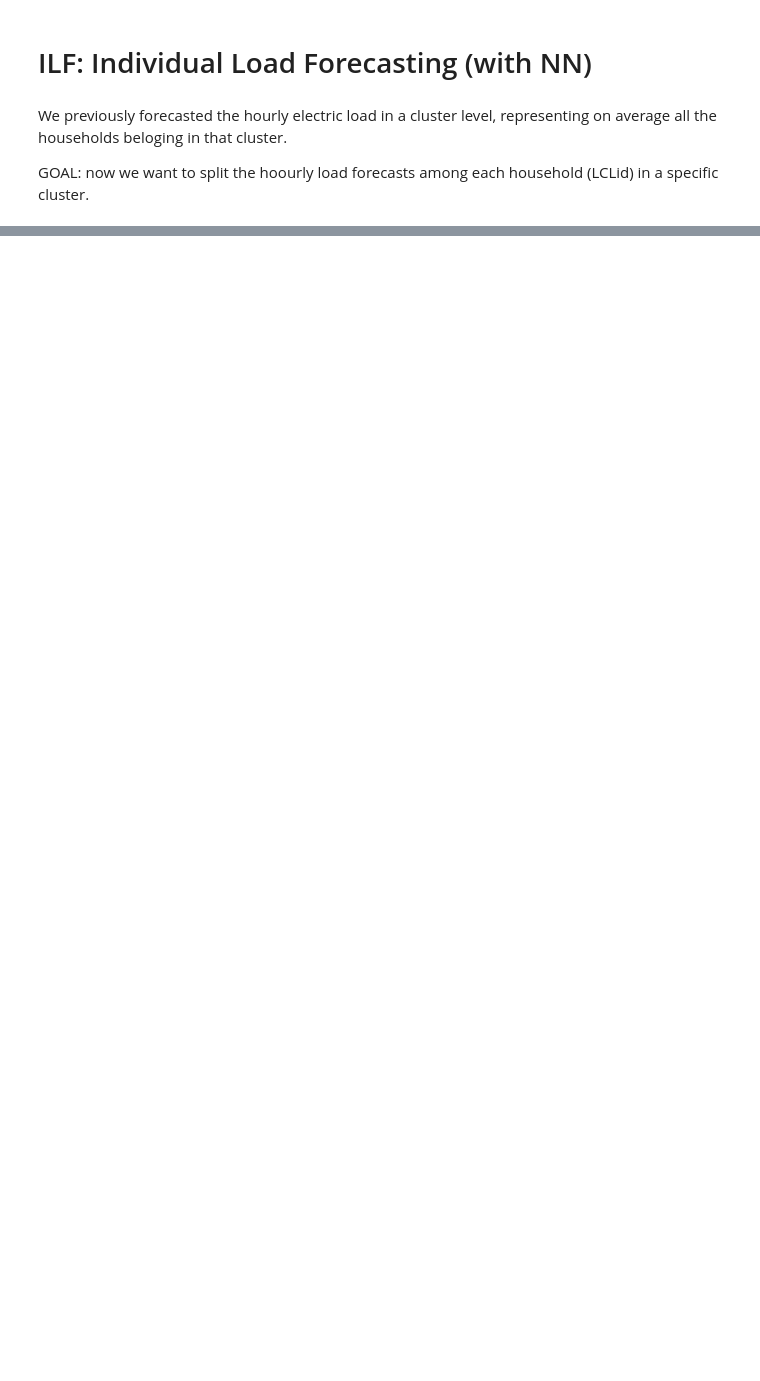
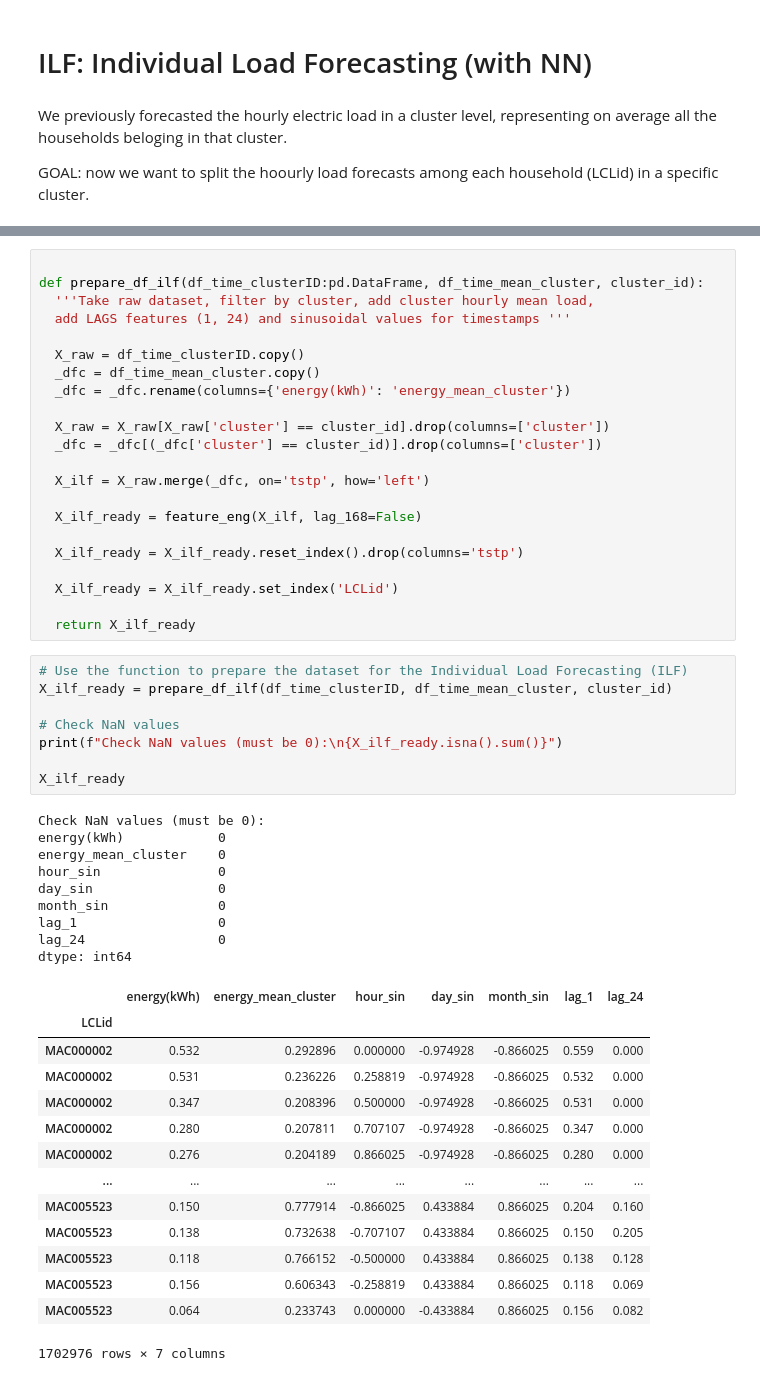
Before and after one commit to samueleborgognoni/kmeans_nn_ILF_london_smart_meters, a Jupyter notebook: 4_Load_Forecasting.ipynb, the cells around one changed output, grey strips where cells are left out. Drawn from its saved outputs; the diff is of its cells as text; blank space fills up the shorter version.

```diff
--- a/4_Load_Forecasting.ipynb
+++ b/4_Load_Forecasting.ipynb
@@ -649,0 +662,54 @@ GOAL: now we want to split the hoourly load forecasts among each household (LCLi
+# %%
+
+def prepare_df_ilf(df_time_clusterID:pd.DataFrame, df_time_mean_cluster, cluster_id):
+  '''Take raw dataset, filter by cluster, add cluster hourly mean load,
+  add LAGS features (1, 24) and sinusoidal values for timestamps '''
+
+  X_raw = df_time_clusterID.copy()
+  _dfc = df_time_mean_cluster.copy()
+  _dfc = _dfc.rename(columns={'energy(kWh)': 'energy_mean_cluster'})
+
+  X_raw = X_raw[X_raw['cluster'] == cluster_id].drop(columns=['cluster'])
+  _dfc = _dfc[(_dfc['cluster'] == cluster_id)].drop(columns=['cluster'])
+
+  X_ilf = X_raw.merge(_dfc, on='tstp', how='left')
+
+  X_ilf_ready = feature_eng(X_ilf, lag_168=False)
+
+  X_ilf_ready = X_ilf_ready.reset_index().drop(columns='tstp')
+
+  X_ilf_ready = X_ilf_ready.set_index('LCLid')
+
+  return X_ilf_ready
+# %%
+# Use the function to prepare the dataset for the Individual Load Forecasting (ILF)
+X_ilf_ready = prepare_df_ilf(df_time_clusterID, df_time_mean_cluster, cluster_id)
+
+# Check NaN values
+print(f"Check NaN values (must be 0):\n{X_ilf_ready.isna().sum()}")
+
+X_ilf_ready
+# %% [output]
+Check NaN values (must be 0):
+energy(kWh)            0
+energy_mean_cluster    0
+hour_sin               0
+day_sin                0
+month_sin              0
+lag_1                  0
+lag_24                 0
+dtype: int64
+|  | energy(kWh) | energy_mean_cluster | hour_sin | day_sin | month_sin | lag_1 | lag_24 |
+| LCLid |  |  |  |  |  |  |  |
+| MAC000002 | 0.532 | 0.292896 | 0.000000 | -0.974928 | -0.866025 | 0.559 | 0.000 |
+| MAC000002 | 0.531 | 0.236226 | 0.258819 | -0.974928 | -0.866025 | 0.532 | 0.000 |
+| MAC000002 | 0.347 | 0.208396 | 0.500000 | -0.974928 | -0.866025 | 0.531 | 0.000 |
+| MAC000002 | 0.280 | 0.207811 | 0.707107 | -0.974928 | -0.866025 | 0.347 | 0.000 |
+| MAC000002 | 0.276 | 0.204189 | 0.866025 | -0.974928 | -0.866025 | 0.280 | 0.000 |
+| ... | ... | ... | ... | ... | ... | ... | ... |
+| MAC005523 | 0.150 | 0.777914 | -0.866025 | 0.433884 | 0.866025 | 0.204 | 0.160 |
+| MAC005523 | 0.138 | 0.732638 | -0.707107 | 0.433884 | 0.866025 | 0.150 | 0.205 |
+| MAC005523 | 0.118 | 0.766152 | -0.500000 | 0.433884 | 0.866025 | 0.138 | 0.128 |
+| MAC005523 | 0.156 | 0.606343 | -0.258819 | 0.433884 | 0.866025 | 0.118 | 0.069 |
+| MAC005523 | 0.064 | 0.233743 | 0.000000 | -0.433884 | 0.866025 | 0.156 | 0.082 |
+1702976 rows × 7 columns
```
Also changed, not shown: parts of 19 cells of this notebook.
